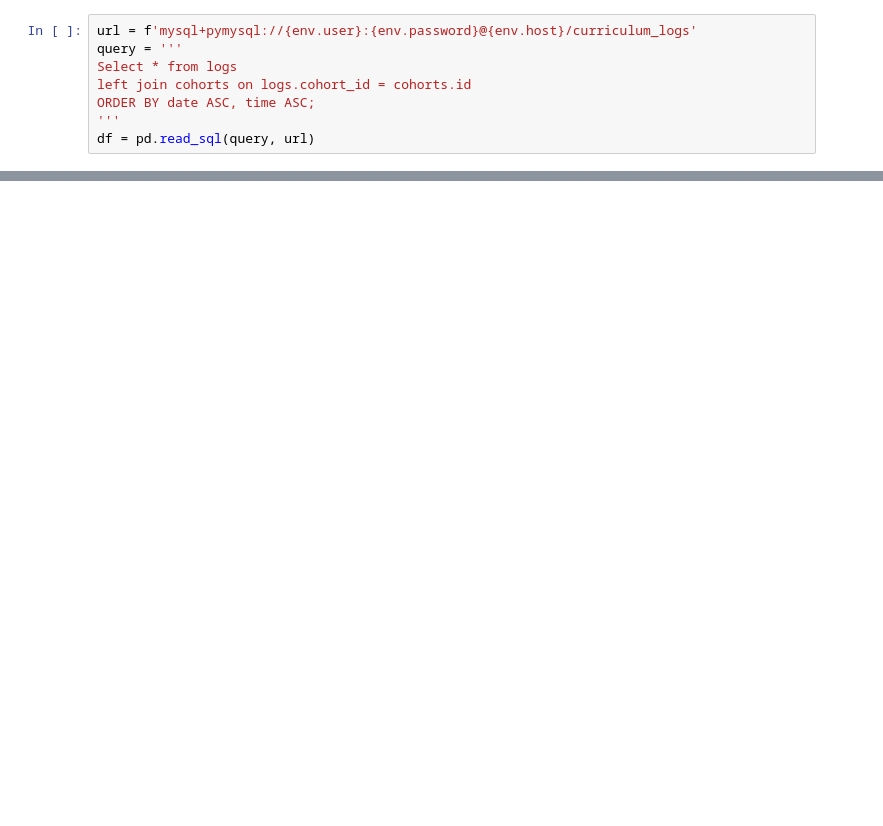
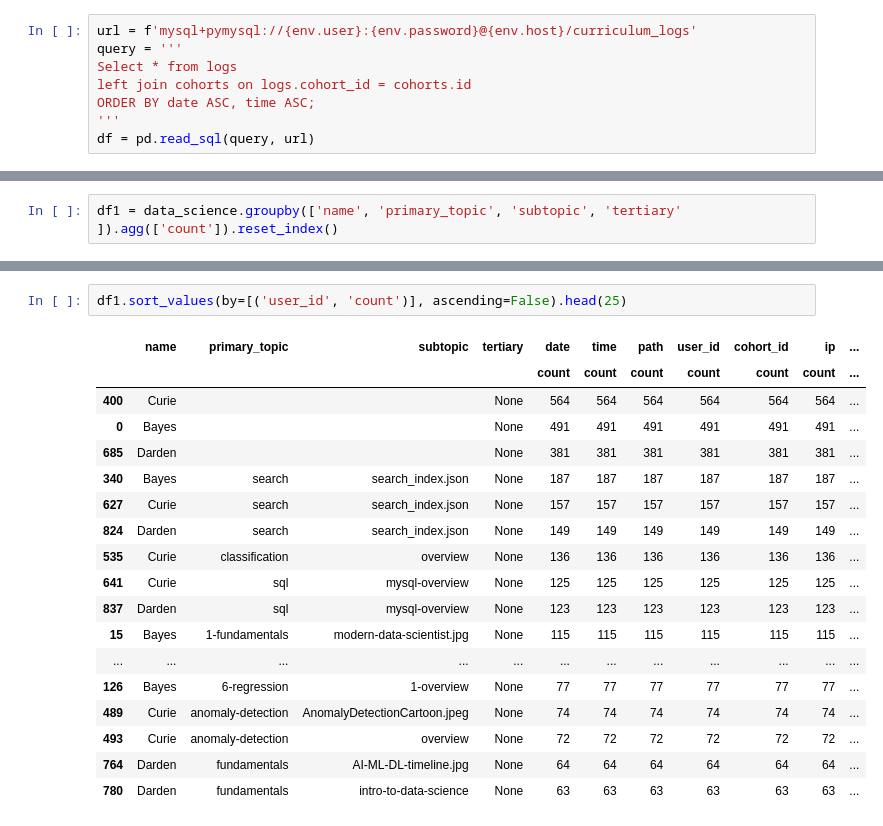
Before and after one commit to tim-keriazes/anomaly-detection-project, a Jupyter notebook: jarrid_workbook.ipynb, the cells around one changed output, grey strips where cells are left out. Saved outputs shown, nothing was run; the diff lists cells and outputs as text; blank space fills up the shorter version.

```diff
--- a/jarrid_workbook.ipynb
+++ b/jarrid_workbook.ipynb
@@ -24,0 +304,2 @@ NameError: name 'df' is not defined
+# %%
+df1 = data_science.groupby(['name', 'primary_topic', 'subtopic', 'tertiary' ]).agg(['count']).reset_index()
@@ -24,0 +323,21 @@ NameError: name 'df' is not defined
+# %%
+df1.sort_values(by=[('user_id', 'count')], ascending=False).head(25)
+# %% [output]
+|  | name | primary_topic | subtopic | tertiary | date | time | path | user_id | cohort_id | ip | ... |
+|  |  |  |  |  | count | count | count | count | count | count | ... |
+| 400 | Curie |  |  | None | 564 | 564 | 564 | 564 | 564 | 564 | ... |
+| 0 | Bayes |  |  | None | 491 | 491 | 491 | 491 | 491 | 491 | ... |
+| 685 | Darden |  |  | None | 381 | 381 | 381 | 381 | 381 | 381 | ... |
+| 340 | Bayes | search | search_index.json | None | 187 | 187 | 187 | 187 | 187 | 187 | ... |
+| 627 | Curie | search | search_index.json | None | 157 | 157 | 157 | 157 | 157 | 157 | ... |
+| 824 | Darden | search | search_index.json | None | 149 | 149 | 149 | 149 | 149 | 149 | ... |
+| 535 | Curie | classification | overview | None | 136 | 136 | 136 | 136 | 136 | 136 | ... |
+| 641 | Curie | sql | mysql-overview | None | 125 | 125 | 125 | 125 | 125 | 125 | ... |
+| 837 | Darden | sql | mysql-overview | None | 123 | 123 | 123 | 123 | 123 | 123 | ... |
+| 15 | Bayes | 1-fundamentals | modern-data-scientist.jpg | None | 115 | 115 | 115 | 115 | 115 | 115 | ... |
+| ... | ... | ... | ... | ... | ... | ... | ... | ... | ... | ... | ... |
+| 126 | Bayes | 6-regression | 1-overview | None | 77 | 77 | 77 | 77 | 77 | 77 | ... |
+| 489 | Curie | anomaly-detection | AnomalyDetectionCartoon.jpeg | None | 74 | 74 | 74 | 74 | 74 | 74 | ... |
+| 493 | Curie | anomaly-detection | overview | None | 72 | 72 | 72 | 72 | 72 | 72 | ... |
+| 764 | Darden | fundamentals | AI-ML-DL-timeline.jpg | None | 64 | 64 | 64 | 64 | 64 | 64 | ... |
+| 780 | Darden | fundamentals | intro-to-data-science | None | 63 | 63 | 63 | 63 | 63 | 63 | ... |
```
Also changed, not shown: parts of 78 cells of this notebook.
